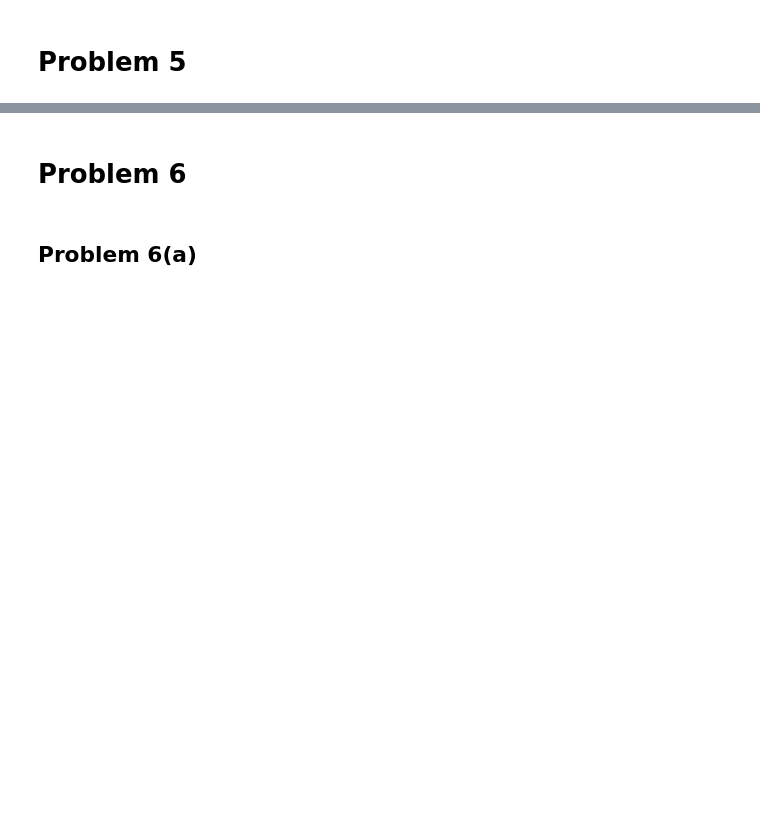
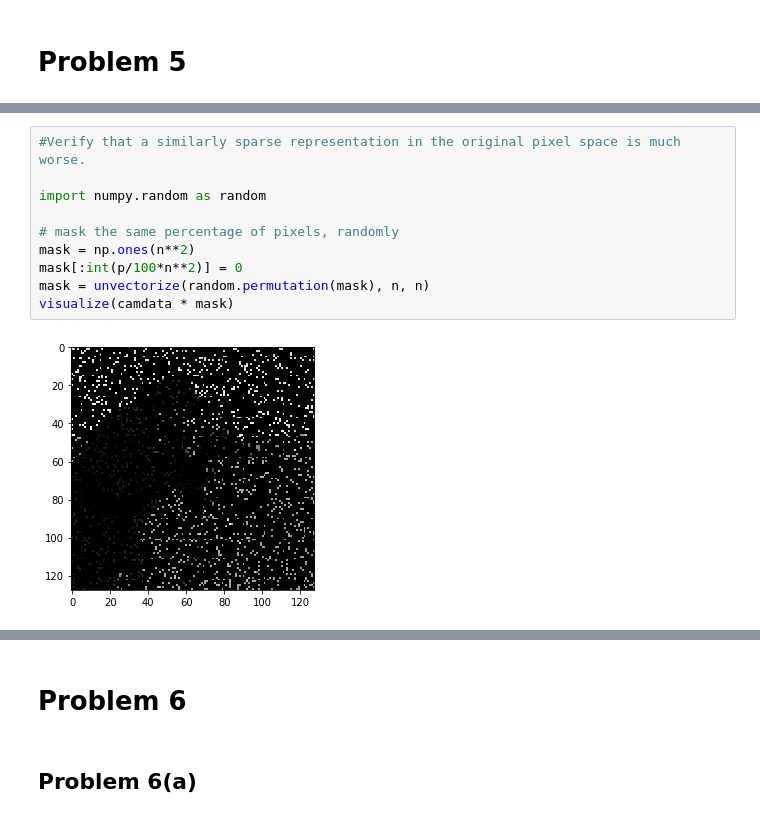
Before and after one commit to bsaha205/Spring_23_MLO, a Jupyter notebook: HW_2.ipynb, the cells around one changed output, grey strips where cells are left out. Cells and saved outputs as stored; diff of their text form; blank space fills up the shorter version.

```diff
--- a/HW_2.ipynb
+++ b/HW_2.ipynb
@@ -138,0 +183,12 @@ def subgradLasso(A, b, lambda_reg, x0, alpha, T):
+# %%
+#Verify that a similarly sparse representation in the original pixel space is much worse.
+
+import numpy.random as random
+
+# mask the same percentage of pixels, randomly
+mask = np.ones(n**2)
+mask[:int(p/100*n**2)] = 0
+mask = unvectorize(random.permutation(mask), n, n)
+visualize(camdata * mask)
+# %% [output]
+[figure, added]
```
Also changed, not shown: parts of 17 cells of this notebook.
